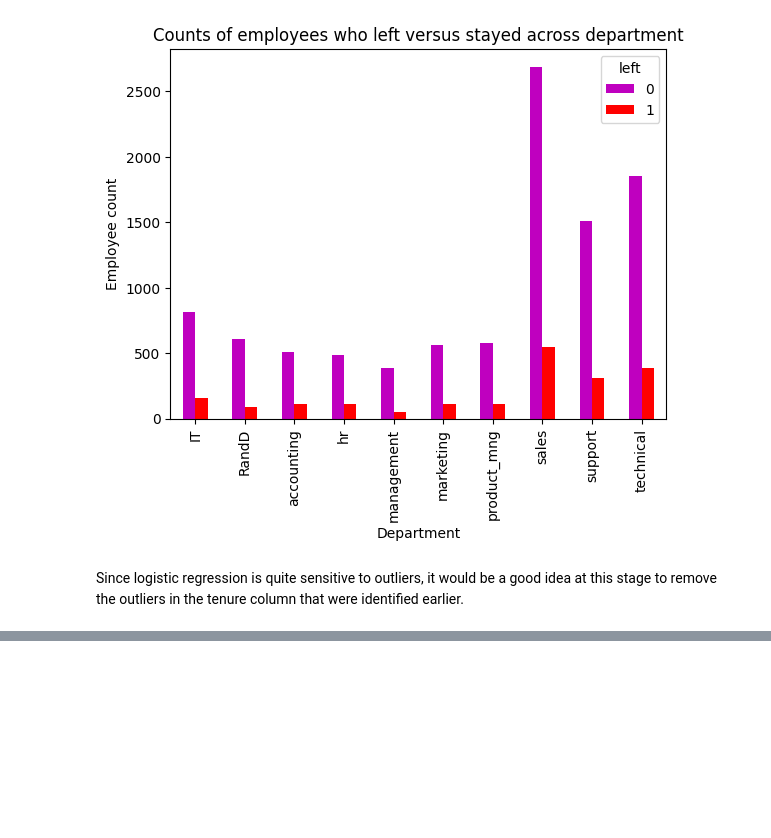
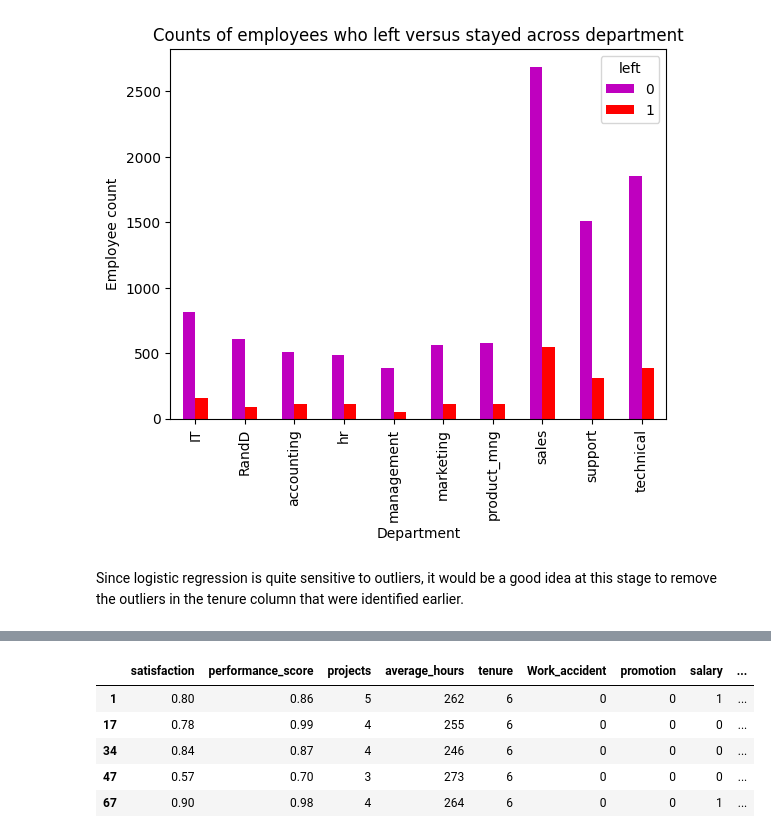
Before and after one commit to ajeronimoguerra/Case-Study-in-R---Amazon-BestBookselling-09-22, a Jupyter notebook: high-employee-turnover-rate.ipynb, the cells around one changed output, grey strips where cells are left out. Cells and saved outputs as stored; diff of their text form; code cells hidden in the pictures; blank space fills up the shorter version.

```diff
--- a/high-employee-turnover-rate.ipynb
+++ b/high-employee-turnover-rate.ipynb
@@ -593,0 +642,12 @@ outliers = df0_no_duplicates[(df0_no_duplicates['tenure'] < Q1 - 1.5 * IQR) | (d
+# %%
+# Split the data into features
+X = df_logreg.drop('left', axis=1)
+# Display the first few rows of the selected features
+X.head()
+# %% [output]
+|  | satisfaction | performance_score | projects | average_hours | tenure | Work_accident | promotion | salary | ... |
+| 1 | 0.80 | 0.86 | 5 | 262 | 6 | 0 | 0 | 1 | ... |
+| 17 | 0.78 | 0.99 | 4 | 255 | 6 | 0 | 0 | 0 | ... |
+| 34 | 0.84 | 0.87 | 4 | 246 | 6 | 0 | 0 | 0 | ... |
+| 47 | 0.57 | 0.70 | 3 | 273 | 6 | 0 | 0 | 0 | ... |
+| 67 | 0.90 | 0.98 | 4 | 264 | 6 | 0 | 0 | 1 | ... |
```
Also changed, not shown: parts of 43 cells of this notebook.
